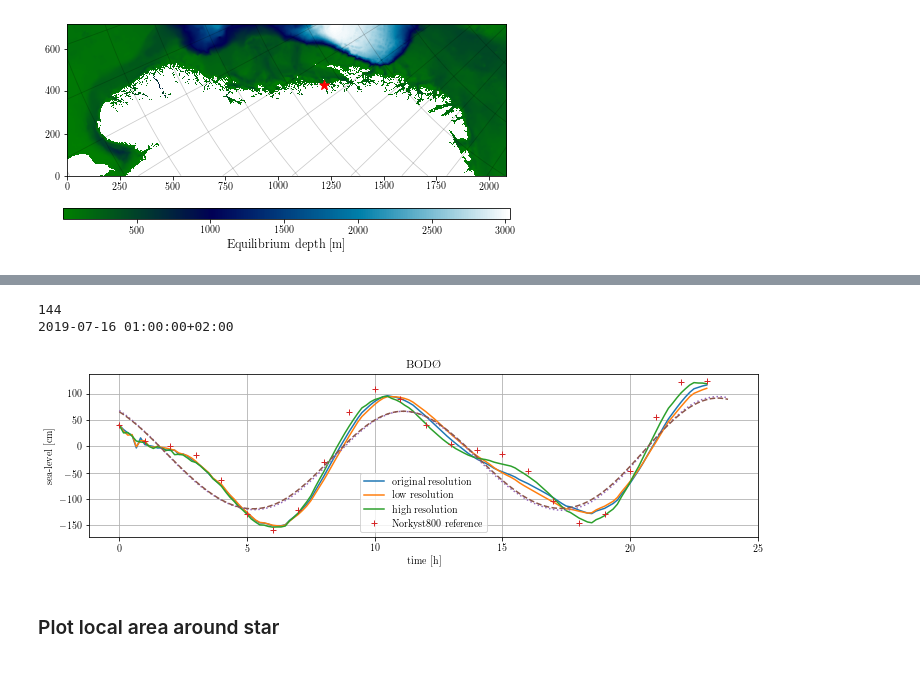
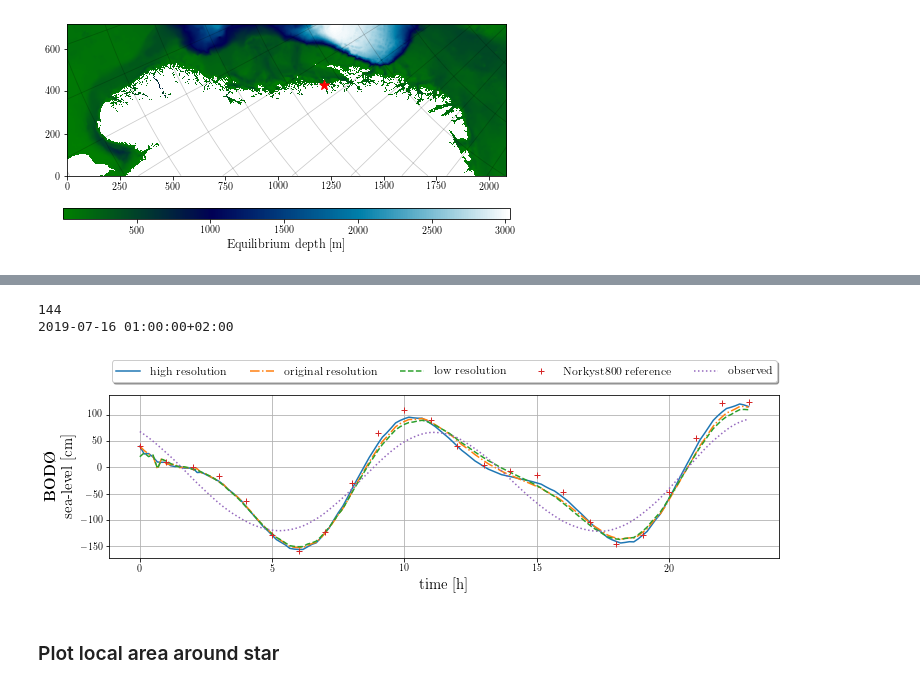
Before and after one commit to metno/gpu-ocean, a Jupyter notebook: gpu_ocean/demos/realisticSimulations/ValidateSeaLevel.ipynb, the cells around one changed output, grey strips where cells are left out. Drawn from its saved outputs; the diff is of its cells as text; code cells hidden in the pictures.

Commit message:
Sea level validation plots

```diff
--- a/gpu_ocean/demos/realisticSimulations/ValidateSeaLevel.ipynb
+++ b/gpu_ocean/demos/realisticSimulations/ValidateSeaLevel.ipynb
@@ -67,8 +67,8 @@ from SWESimulators import FBL, CTCS, KP07, CDKLM16, PlotHelper, Common, WindStre
 
 
 #case = 1 # Open waters in the Norwegian Sea
-#case = 2 # Lofoten
-case = 3 # The Norwegian Coast
+case = 2 # Lofoten
+#case = 3 # The Norwegian Coast
 
 casename = 'norwegian_sea_'
 
@@ -86,8 +86,8 @@ folder = casename+datetime.datetime.now().strftime("%Y_%m_%d")
 #folder = 'lofoten_2019_10_07'
 #folder = 'complete_coast_2019_10_09' # havahol desktop
 #folder = 'complete_coast_2019_10_10' # havahol laptop
-folder = 'complete_coast_2019_10_24' # havahol desktop 10-minute cases
-
+#folder = 'complete_coast_2019_10_24'  # havahol desktop 10-minute cases
+folder = 'lofoten_2019_10_27'         # havahol desktop 10-minute cases
 
 assert(folder.startswith(casename)), 'folder does not start with casename!'
 
@@ -551,7 +560,7 @@ def get_norkyst_sea_level_values(source_url, site_loc, sitename, show_area=True)
 
     return reference_sea_level
 
-reference_sea_level_norkyst = get_norkyst_sea_level_values(source_url, site_loc, sitename)
+reference_sea_level_norkyst = get_norkyst_sea_level_values(source_url, site_loc_ref, sitename)
 
 simulated_sea_level_orig, simulated_t_orig = get_simulated_sea_level_values(casename + 'original.nc',
                                                                             site_loc_orig, sitename,
@@ -580,68 +589,75 @@ def plot_df(df, sitename=None,
             norkyst_values=None, ref_name=None):
     num_vals_in_a_day = 6*24
     start_index = 6
-    end_index = num_vals_in_a_day + start_index
+    end_index = num_vals_in_a_day + start_index-5
     print(num_vals_in_a_day)
 
     fig = plt.figure(figsize=(12,3))
 
     # Get time into decimal hours since the start of simulation
     print(df.iloc[0]['datetime'])
     time = pd.to_numeric(df.iloc[start_index:end_index]['datetime'] - df.iloc[start_index][0])/1e9/3600
-
-    if simulated_values_orig is not None:
-        if simulated_t_orig is None:
-            simulated_t_orig = np.arange(24)
-        symbol = '-'
-        if len(simulated_values_orig) < 25:
-            symbol = '*'
-        plt.plot(simulated_t_orig, simulated_values_orig*100, symbol, label='original resolution')
-
-    if simulated_values_lowres is not None:
-        if simulated_t_lowres is None:
-            simulated_t_osimulated_t_lowresrig = np.arange(24)
-        symbol = '-'
-        if len(simulated_values_lowres) < 25:
-            symbol = '*'
-        plt.plot(simulated_t_lowres, simulated_values_lowres*100, symbol, label='low resolution')
 
     if simulated_values_highres is not None:
         if simulated_t_highres is None:
             simulated_t_highres = np.arange(24)
         symbol = '-'
         if len(simulated_values_highres) < 25:
             symbol = '*'
         plt.plot(simulated_t_highres, simulated_values_highres*100, symbol, label='high resolution')
 
+    if simulated_values_orig is not None:
+        if simulated_t_orig is None:
+            simulated_t_orig = np.arange(24)
+        symbol = '-.'
+        if len(simulated_values_orig) < 25:
+            symbol = '*'
+        plt.plot(simulated_t_orig, simulated_values_orig*100, symbol, label='original resolution')
+
+    if simulated_values_lowres is not None:
+        if simulated_t_lowres is None:
+            simulated_t_osimulated_t_lowresrig = np.arange(24)
+        symbol = '--'
+        if len(simulated_values_lowres) < 25:
+            symbol = '*'
+        plt.plot(simulated_t_lowres, simulated_values_lowres*100, symbol, label='low resolution')
+
+
     if norkyst_values is not None:
         plt.plot(norkyst_values*100, '+', label='Norkyst800 reference')
 
-    plt.legend()
-    plt.xlabel('time [h]')
-    plt.ylabel('sea-level [cm]')
+    plt.plot(time, df.iloc[start_index:end_index]['observed'], ':', label='observed')
+    #plt.plot(time, df.iloc[start_index:end_index]['predicted'], '--', label='predicted')
+
+    plt.legend(loc='upper center', bbox_to_anchor=(0.5, 1.25),
+               fancybox=True, shadow=True, ncol=5, fontsize=12)
+    plt.xlabel(r'time [h]', fontsize=15)
+    if sitename:
+        plt.ylabel(r'\textbf{'+sitename+'} \n sea-level [cm]', fontsize=15)
+    else:
+        plt.ylabel(r'sea-level [cm]', fontsize=15)
+
     plt.grid()
-    if sitename is not None:
-        plt.title(sitename)
+    #if sitename is not None:
+    #    plt.title(sitename)
     #print(time[0].hour)
-
-    plt.plot(time, df.iloc[start_index:end_index]['observed'], ':', label='observed')
-    plt.plot(time, df.iloc[start_index:end_index]['predicted'], '--', label='predicted')
 
 
     if ref_name is not None:
-        plt.savefig(ref_name.replace('.txt', '.pdf'))
-        plt.savefig(ref_name.replace('.txt', '.png'))
+        plt.savefig(ref_name.replace('.txt', '.pdf'), bbox_inches='tight')
+        plt.savefig(ref_name.replace('.txt', '.png'), bbox_inches='tight')
 
 
 plot_df(df, sitename,
         simulated_values_orig=simulated_sea_level_orig, simulated_t_orig=simulated_t_orig,
         simulated_values_lowres=simulated_sea_level_lowres,   simulated_t_lowres=simulated_t_lowres,
         simulated_values_highres=simulated_sea_level_highres, simulated_t_highres=simulated_t_highres,
-        norkyst_values=reference_sea_level_norkyst)
+        norkyst_values=reference_sea_level_norkyst,
+        ref_name='reference_data/test.txt')
 # %% [output]
 144
 2019-07-16 01:00:00+02:00
-[figure, old version]
+[figure, new version]
 # %% [markdown]
 ### Plot local area around star
 # %% [markdown]
```
Also changed, not shown: parts of 14 cells of this notebook.
